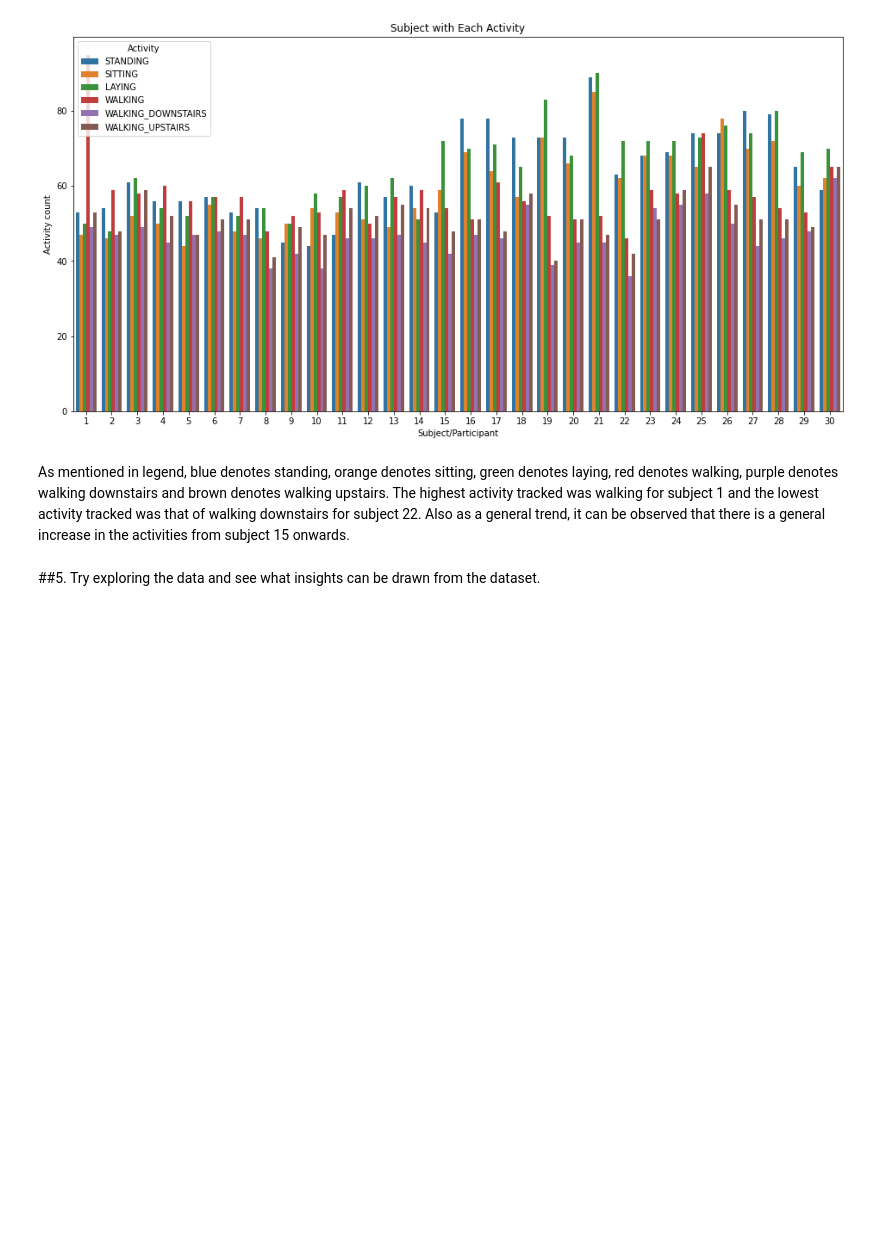
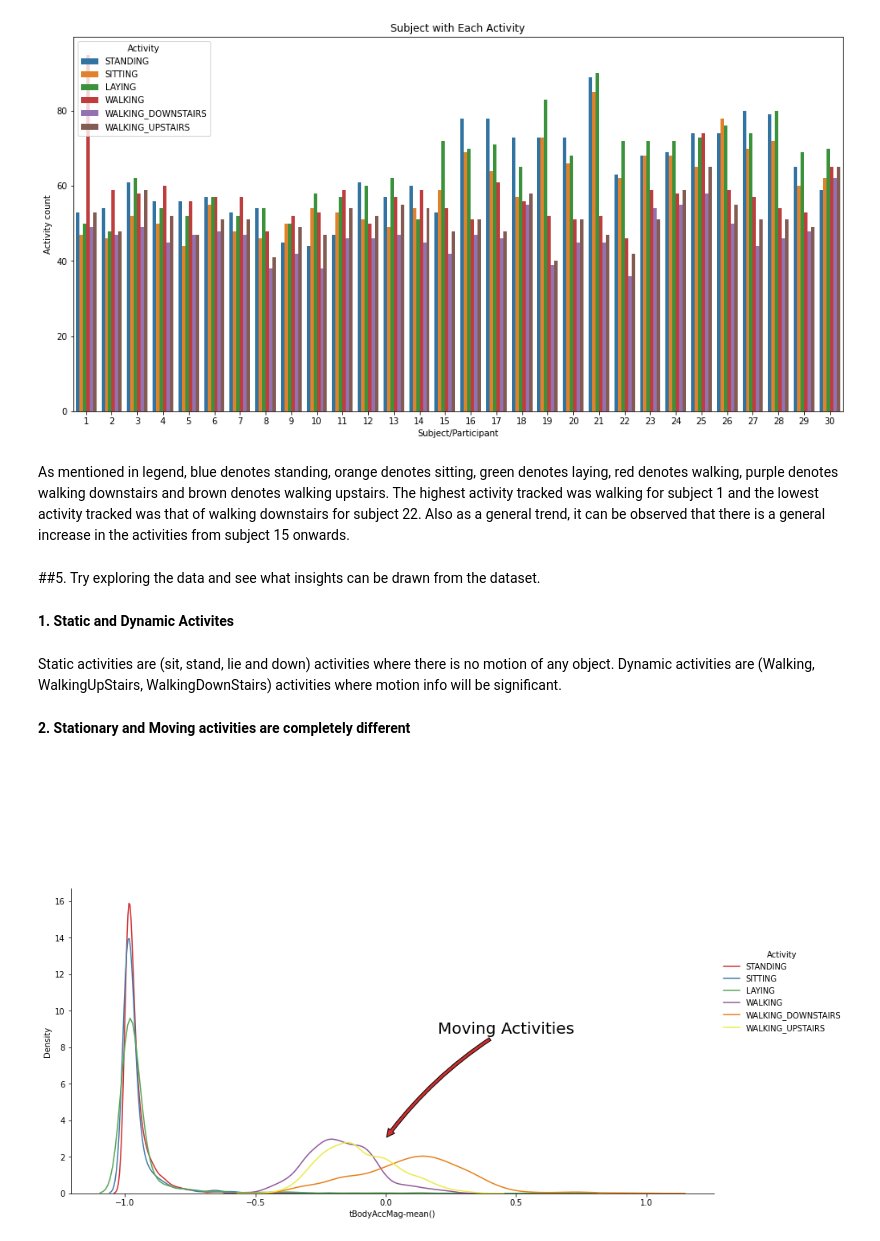
Before and after one commit to mshamesh/HumanActivityRecognition, a Jupyter notebook: Smartphones_assignment.ipynb, the cells around one changed output. Drawn from its saved outputs; the diff is of its cells as text; code cells hidden in the pictures; blank space fills up the shorter version.

```diff
--- a/Smartphones_assignment.ipynb
+++ b/Smartphones_assignment.ipynb
@@ -118,3 +118,25 @@ plt.show()
 As mentioned in legend, blue denotes standing, orange denotes sitting, green denotes laying, red denotes walking, purple denotes walking downstairs and brown denotes walking upstairs. The highest activity tracked was walking for subject 1 and the lowest activity tracked was that of walking downstairs for subject 22. Also as a general trend, it can be observed that there is a general increase in the activities from subject 15 onwards.
 # %% [markdown]
 ##5. Try exploring the data and see what insights can be drawn from the dataset.
+# %% [markdown]
+**1. Static and Dynamic Activites**
+# %% [markdown]
+Static activities are (sit, stand, lie and down) activities where there is no motion of any object.
+Dynamic activities are (Walking, WalkingUpStairs, WalkingDownStairs) activities where motion info will be significant.
+# %% [markdown]
+**2. Stationary and Moving activities are completely different**
+# %%
+sns.set_palette("Set1", desat=0.80)
+facetgrid = sns.FacetGrid(activity_data, hue='Activity', size=6,aspect=2)
+facetgrid.map(sns.distplot,'tBodyAccMag-mean()', hist=False)\
+    .add_legend()
+plt.annotate("Stationary Activities", xy=(-0.956,17), xytext=(-0.9, 23), size=20,\
+            va='center', ha='left',\
+            arrowprops=dict(arrowstyle="simple",connectionstyle="arc3,rad=0.1"))
+
+plt.annotate("Moving Activities", xy=(0,3), xytext=(0.2, 9), size=20,\
+            va='center', ha='left',\
+            arrowprops=dict(arrowstyle="simple",connectionstyle="arc3,rad=0.1"))
+plt.show()
+# %% [output]
+[figure, added]
```
Also changed, not shown: parts of 5 cells of this notebook.
